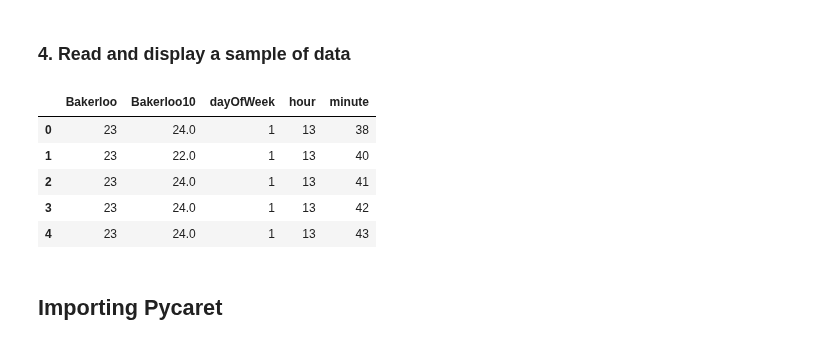
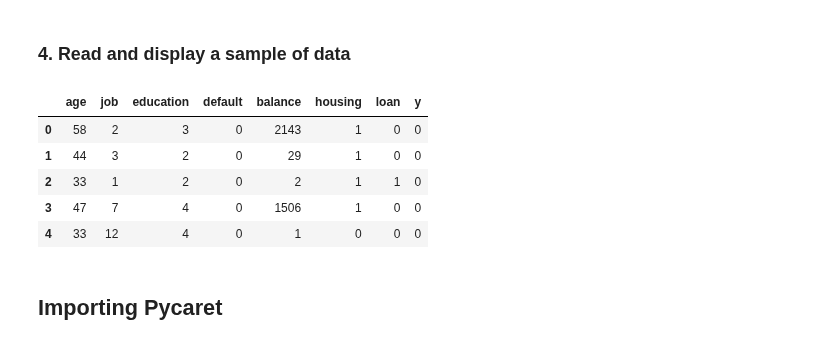
Before and after one commit to konradbachusz/AWS-MLOps-module_test, a Jupyter notebook: mlops_ml_models/classiification_model.ipynb, the cells around one changed output. Cells and saved outputs as stored; diff of their text form; code cells hidden in the pictures.

```diff
--- a/mlops_ml_models/classiification_model.ipynb
+++ b/mlops_ml_models/classiification_model.ipynb
@@ -66,16 +66,15 @@ streaming-data-platform-ml-data/bakerloo.csv regression Bakerloo10 lanre-trial-e
 <h3>4. Read and display a sample of data</h3>
 # %%
 # Data Option 1: Use Data from S3
-data = load_data(data_location)
-df = data.copy()
+df = load_data(data_location)
 df.head()
 # %% [output]
-|  | Bakerloo | Bakerloo10 | dayOfWeek | hour | minute |
-| 0 | 23 | 24.0 | 1 | 13 | 38 |
-| 1 | 23 | 22.0 | 1 | 13 | 40 |
-| 2 | 23 | 24.0 | 1 | 13 | 41 |
-| 3 | 23 | 24.0 | 1 | 13 | 42 |
-| 4 | 23 | 24.0 | 1 | 13 | 43 |
+|  | age | job | education | default | balance | housing | loan | y |
+| 0 | 58 | 2 | 3 | 0 | 2143 | 1 | 0 | 0 |
+| 1 | 44 | 3 | 2 | 0 | 29 | 1 | 0 | 0 |
+| 2 | 33 | 1 | 2 | 0 | 2 | 1 | 1 | 0 |
+| 3 | 47 | 7 | 4 | 0 | 1506 | 1 | 0 | 0 |
+| 4 | 33 | 12 | 4 | 0 | 1 | 0 | 0 | 0 |
 # %% [markdown]
 ## Importing Pycaret
 # %% [markdown]
```
Also changed, not shown: parts of 9 cells of this notebook, 1 other file.
